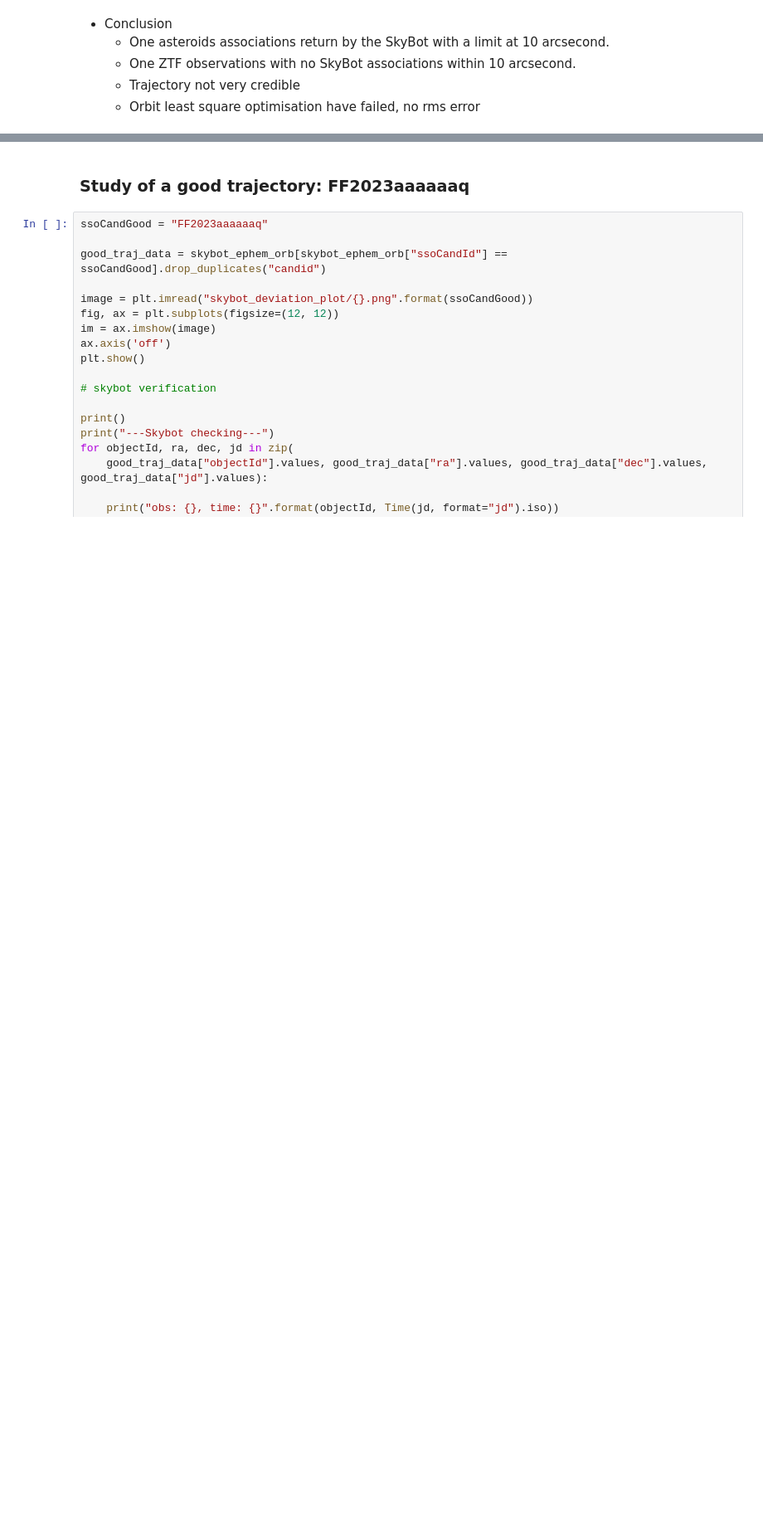
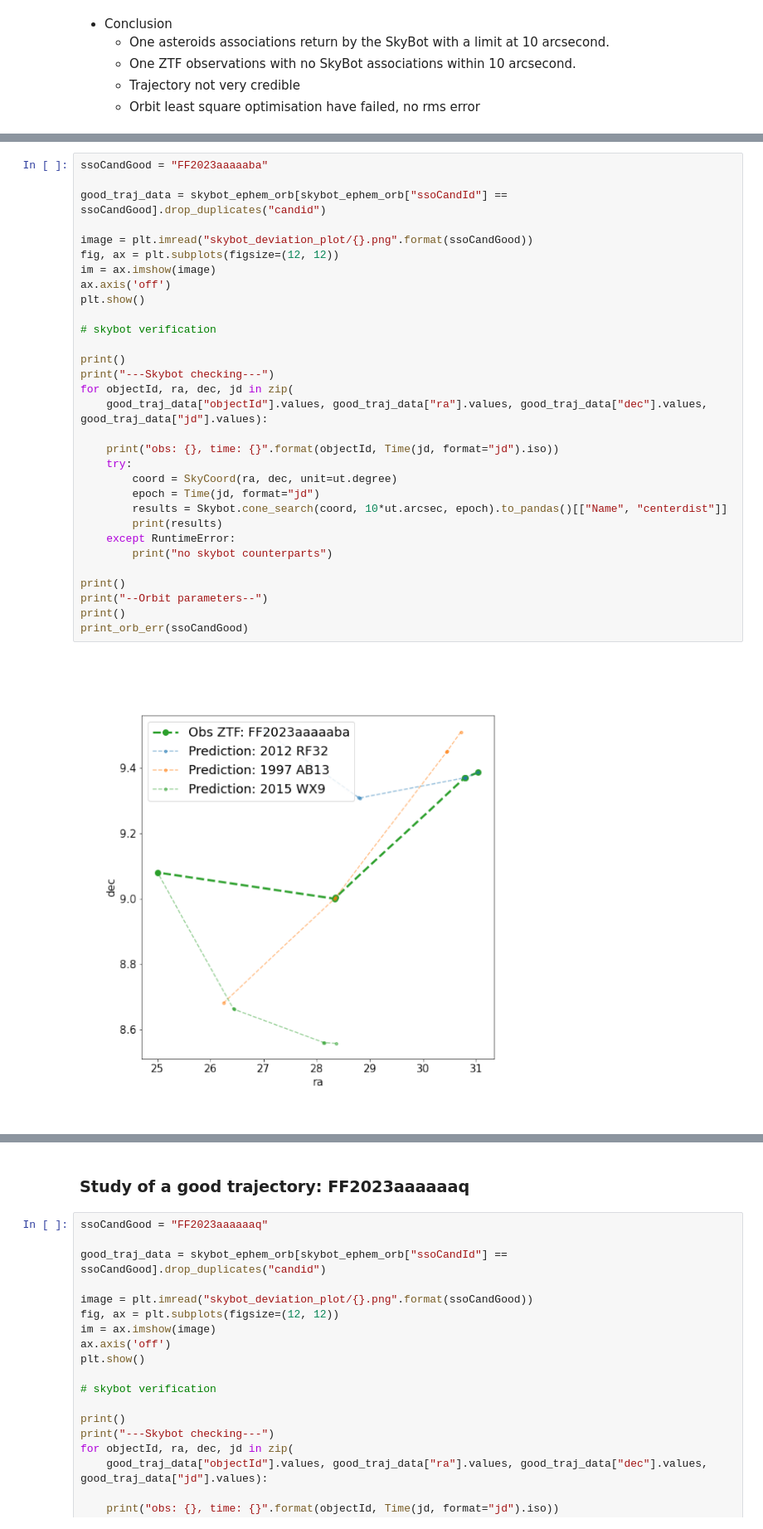
Before and after one commit to FusRoman/fink-fat, a Jupyter notebook: notebook/results_analysis/skybot_deviation.ipynb, the cells around one changed output, grey strips where cells are left out. Shown at 83% size. Drawn from its saved outputs; the diff is of its cells as text; blank space fills up the shorter version.

```diff
--- a/notebook/results_analysis/skybot_deviation.ipynb
+++ b/notebook/results_analysis/skybot_deviation.ipynb
@@ -256,0 +261,33 @@ FF2023aaaaamm: a: 1.3108 ± -1.0000, e: 0.2250 ± -1.0000, i: 1.3962 ± -1.0000
+# %%
+ssoCandGood = "FF2023aaaaaba"
+
+good_traj_data = skybot_ephem_orb[skybot_ephem_orb["ssoCandId"] == ssoCandGood].drop_duplicates("candid")
+
+image = plt.imread("skybot_deviation_plot/{}.png".format(ssoCandGood))
+fig, ax = plt.subplots(figsize=(12, 12))
+im = ax.imshow(image)
+ax.axis('off')
+plt.show()
+
+# skybot verification
+
+print()
+print("---Skybot checking---")
+for objectId, ra, dec, jd in zip(
+    good_traj_data["objectId"].values, good_traj_data["ra"].values, good_traj_data["dec"].values, good_traj_data["jd"].values):
+
+    print("obs: {}, time: {}".format(objectId, Time(jd, format="jd").iso))
+    try:
+        coord = SkyCoord(ra, dec, unit=ut.degree)
+        epoch = Time(jd, format="jd")
+        results = Skybot.cone_search(coord, 10*ut.arcsec, epoch).to_pandas()[["Name", "centerdist"]]
+        print(results)
+    except RuntimeError:
+        print("no skybot counterparts")
+
+print()
+print("--Orbit parameters--")
+print()
+print_orb_err(ssoCandGood)
+# %% [output]
+[figure, added]
```
Also changed, not shown: parts of 8 cells of this notebook, 1 other file.
